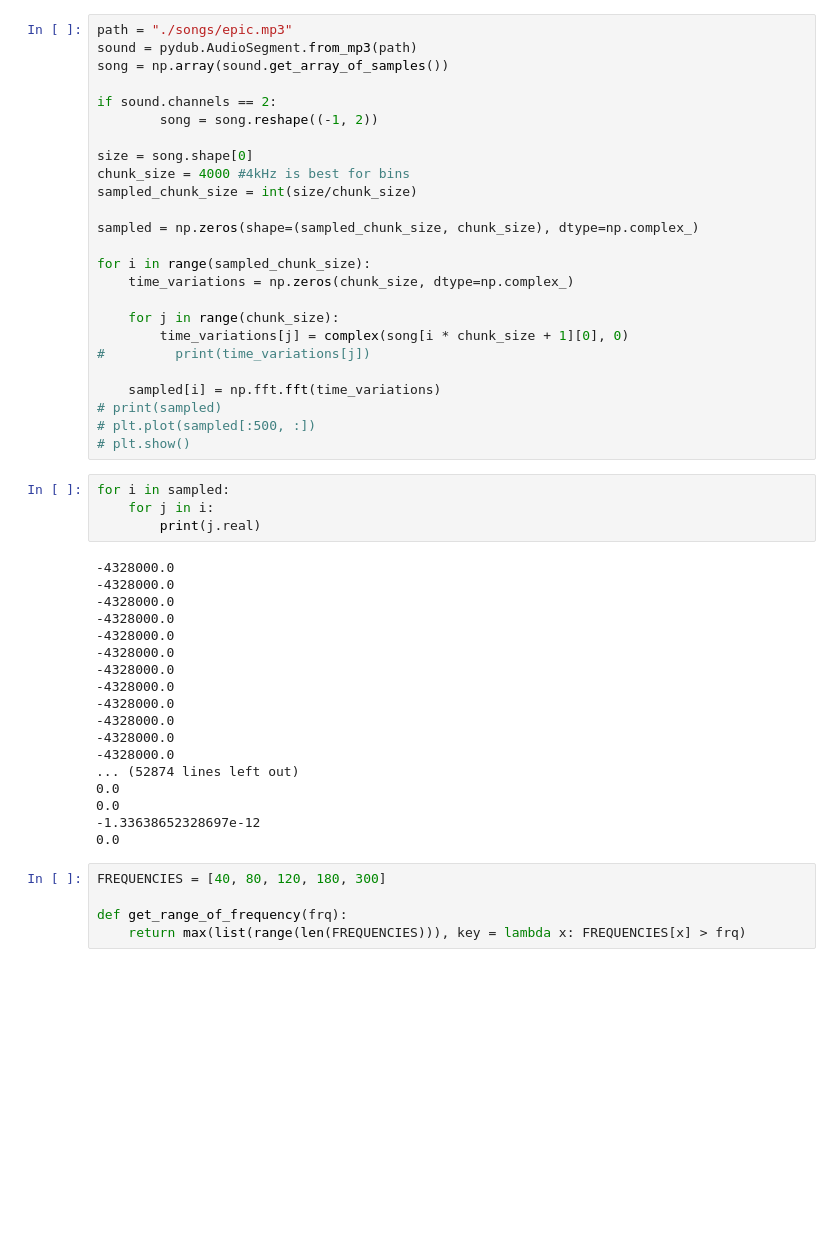
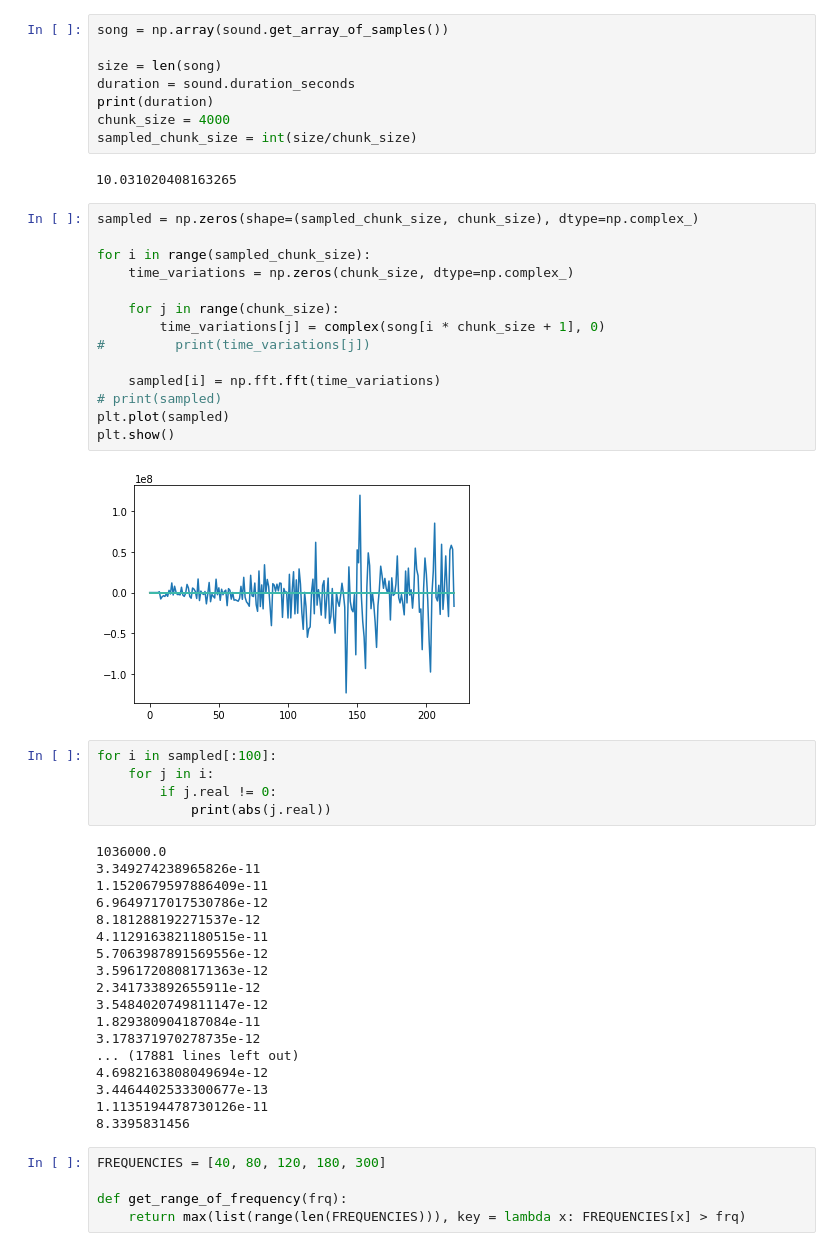
Before and after one commit to Owliie/Smart-Radio, a Jupyter notebook: experiments/Testing_algorithm.ipynb, the cells around one changed output. Drawn from its saved outputs; the diff is of its cells as text; blank space fills up the shorter version.

```diff
--- a/experiments/Testing_algorithm.ipynb
+++ b/experiments/Testing_algorithm.ipynb
@@ -5,50 +17,52 @@ import matplotlib.pyplot as plt
+# %%
+song = np.array(sound.get_array_of_samples())
+
+size = len(song)
+duration = sound.duration_seconds
+print(duration)
+chunk_size = 4000
+sampled_chunk_size = int(size/chunk_size)
+# %% [output]
+10.031020408163265
 # %%
-path = "./songs/epic.mp3"
-sound = pydub.AudioSegment.from_mp3(path)
-song = np.array(sound.get_array_of_samples())
-
-if sound.channels == 2:
-        song = song.reshape((-1, 2))
-
-size = song.shape[0]
-chunk_size = 4000 #4kHz is best for bins
-sampled_chunk_size = int(size/chunk_size)
-
 sampled = np.zeros(shape=(sampled_chunk_size, chunk_size), dtype=np.complex_)
 
 for i in range(sampled_chunk_size):
     time_variations = np.zeros(chunk_size, dtype=np.complex_)
 
     for j in range(chunk_size):
-        time_variations[j] = complex(song[i * chunk_size + 1][0], 0)
+        time_variations[j] = complex(song[i * chunk_size + 1], 0)
 #         print(time_variations[j])
 
     sampled[i] = np.fft.fft(time_variations)
 # print(sampled)
-# plt.plot(sampled[:500, :])
-# plt.show()
+plt.plot(sampled)
+plt.show()
+# %% [output]
+[figure, added]
 # %%
-for i in sampled:
+for i in sampled[:100]:
     for j in i:
-        print(j.real)
+        if j.real != 0:
+            print(abs(j.real))
 # %% [output]
--4328000.0
--4328000.0
--4328000.0
--4328000.0
--4328000.0
--4328000.0
--4328000.0
--4328000.0
--4328000.0
--4328000.0
--4328000.0
--4328000.0
-... (52874 lines left out)
-0.0
-0.0
--1.33638652328697e-12
-0.0
+1036000.0
+3.349274238965826e-11
+1.1520679597886409e-11
+6.9649717017530786e-12
+8.181288192271537e-12
+4.1129163821180515e-11
+5.7063987891569556e-12
+3.5961720808171363e-12
+2.341733892655911e-12
+3.5484020749811147e-12
+1.829380904187084e-11
+3.178371970278735e-12
+... (17881 lines left out)
+4.6982163808049694e-12
+3.4464402533300677e-13
+1.1135194478730126e-11
+8.3395831456
 # %%
 FREQUENCIES = [40, 80, 120, 180, 300]
 
```
Also changed, not shown: parts of 9 cells of this notebook.
